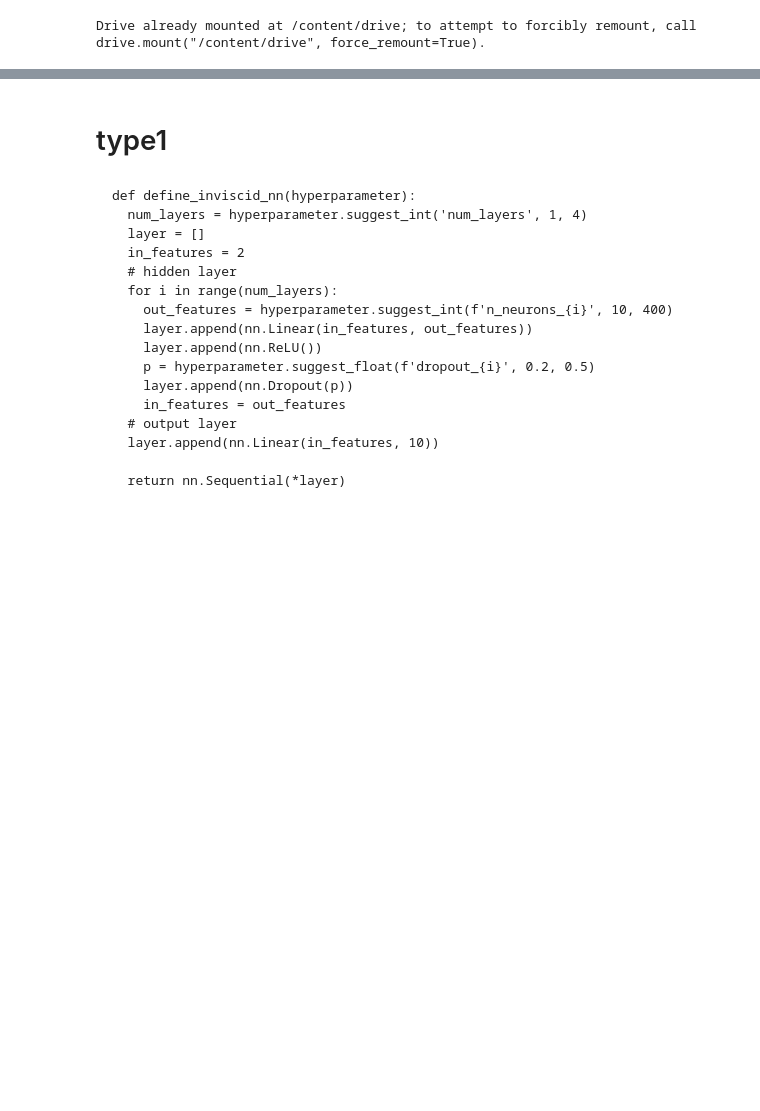
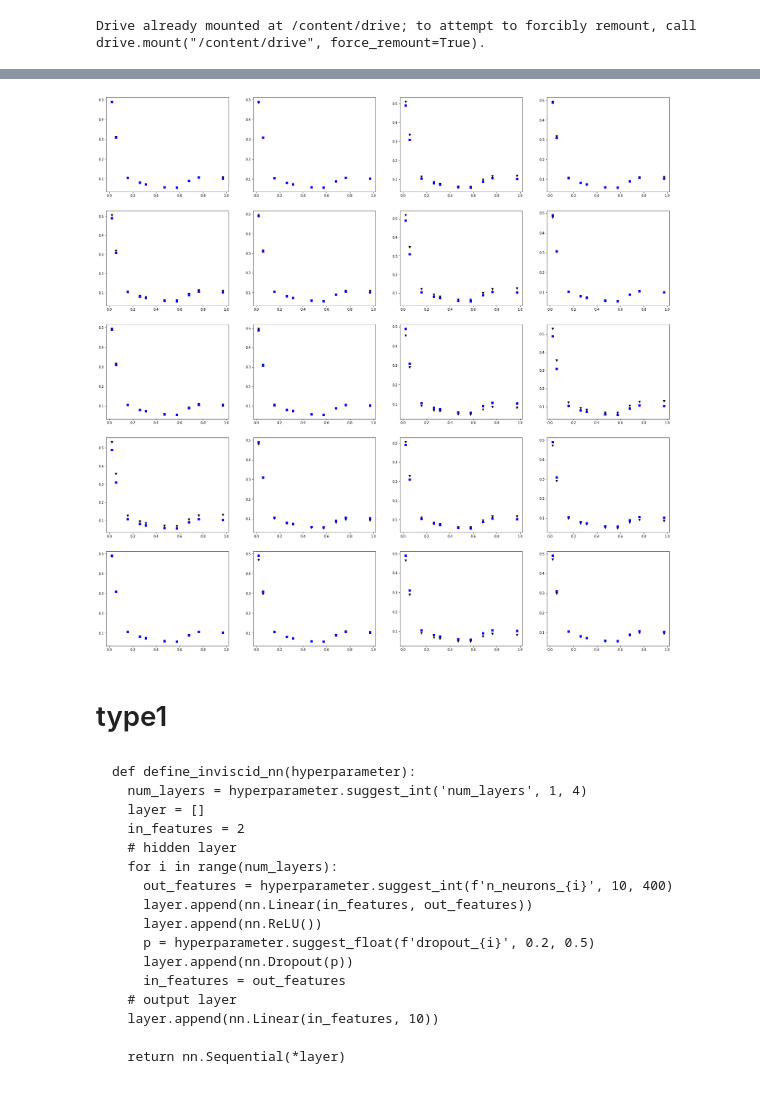
Before and after one commit to bominwang/inviscid-viscid-flow-correct-neural-network, a Jupyter notebook: HB2_SurfacePressurePredicate_NNAS.ipynb, the cells around one changed output, grey strips where cells are left out. Drawn from its saved outputs; the diff is of its cells as text; code cells hidden in the pictures; blank space fills up the shorter version.

```diff
--- a/HB2_SurfacePressurePredicate_NNAS.ipynb
+++ b/HB2_SurfacePressurePredicate_NNAS.ipynb
@@ -238,3 +252,42 @@ train_process(inviscid_nn(study.best_params).to(device), study.best_params)
+# %%
+def visualization_function(model, ins_path, labs_path, device):
+
+  visualization_volume = 20
+
+  ins = pd.read_csv(ins_path)
+  labs = pd.read_csv(labs_path)
+
+  ins = np.array(ins)
+  labs = np.array(labs)
+
+  positions = labs[:,0].reshape(-1,10)
+  labs = labs[:,1].reshape(-1,10)
+
+  data_volume = ins.shape[0]
+
+  visualization_index = random.sample(range(0, data_volume), visualization_volume)
+
+  ins = torch.from_numpy(ins[visualization_index, :]).to(device)
+  labs = torch.from_numpy(labs[visualization_index, :]).to(device)
+  positions = torch.from_numpy(positions[visualization_index, :]).to(device)
+
+  pred = model(ins.reshape(-1,2).to(torch.float32))
+
+  plt.figure(figsize=(30, 30))
+  for i in range(visualization_volume):
+    fig1 = plt.subplot(5, 4, i+1)
+    position = positions[i, :].reshape(-1,10)
+    val_labs = labs[i, :].reshape(-1,10)
+    val_pred = pred[i, :].reshape(-1,10)
+    plt.plot(position, val_labs.detach().numpy(),'kv')
+    plt.plot(position, val_pred.detach().numpy(),'bs')
+  plt.show()
+# %%
+ins_path = 'drive/MyDrive/Colab Notebooks/bm_wang/data/HB2/inv/inv_input_data.csv'
+labs_path = 'drive/MyDrive/Colab Notebooks/bm_wang/data/HB2/inv/inv_output_data.csv'
+visualization_function(inviscid_nn, ins_path, labs_path, device)
+# %% [output]
+[figure, added]
 # %% [markdown]
 # type1
 # %% [markdown]
```
Also changed, not shown: parts of 6 cells of this notebook.
